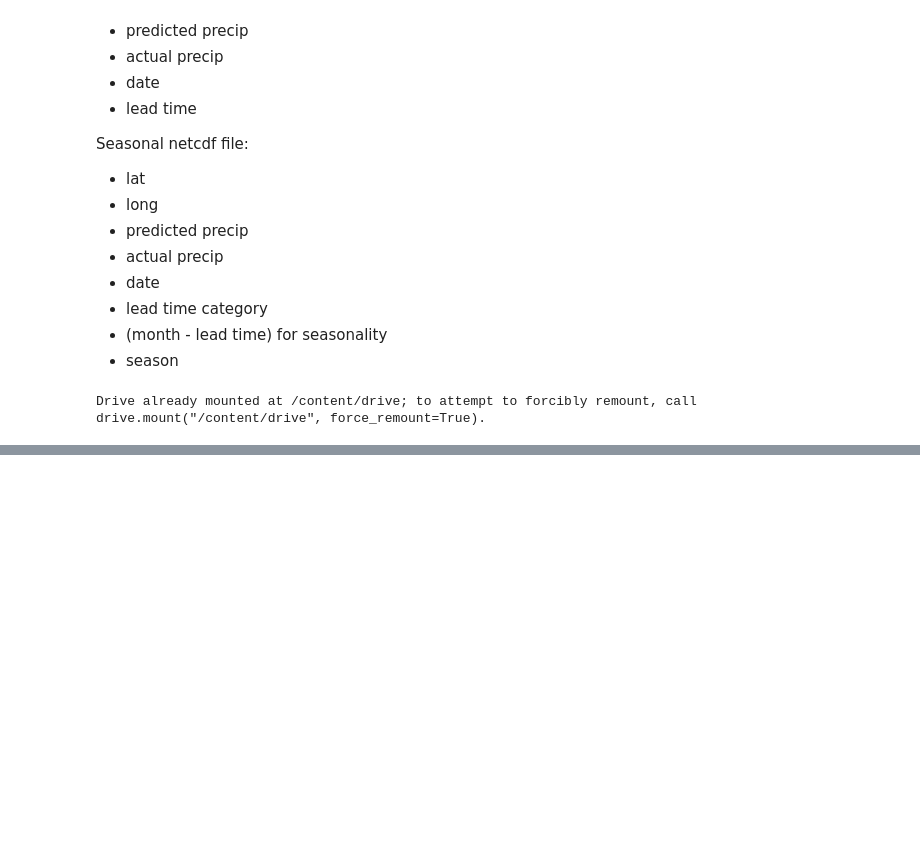
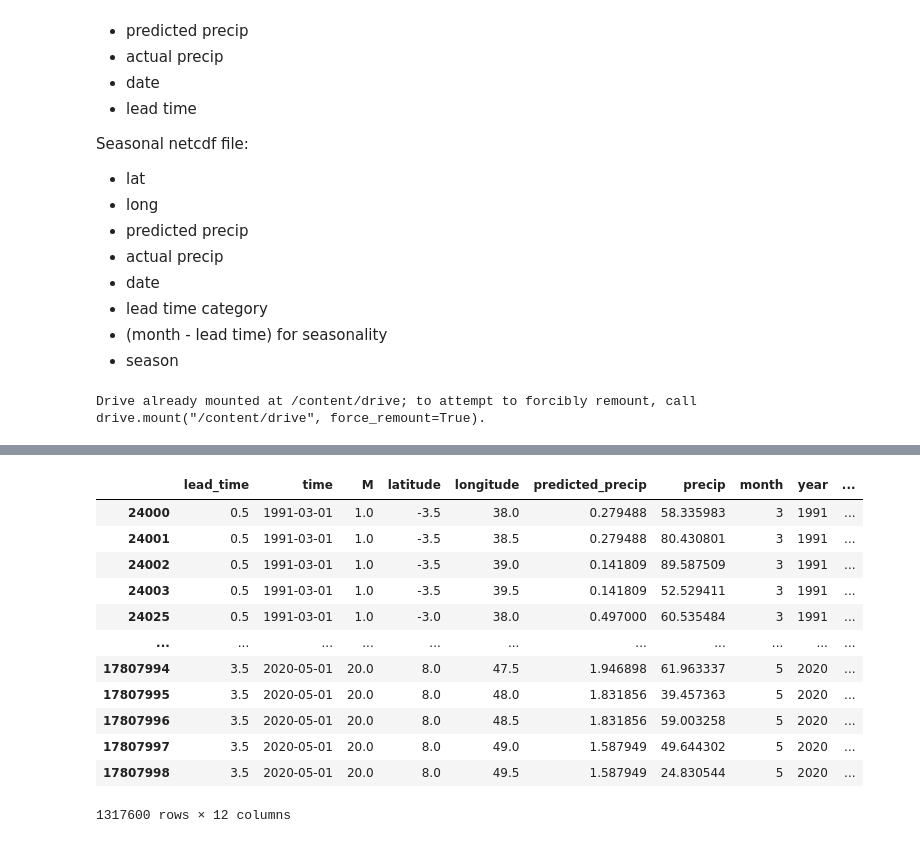
Before and after one commit to yatli24/CHC, a Jupyter notebook: Jupyter notebooks/Monthly_to_Seasonal.ipynb, the cells around one changed output, grey strips where cells are left out. Drawn from its saved outputs; the diff is of its cells as text; code cells hidden in the pictures; blank space fills up the shorter version.

```diff
--- a/Jupyter notebooks/Monthly_to_Seasonal.ipynb
+++ b/Jupyter notebooks/Monthly_to_Seasonal.ipynb
@@ -243,6 +252,9 @@ def convert_monthly_to_seasonal(file_path, regions_seasons_dict, save_path):
 
   # take this dataframe, convert to netcdf, and store in path
   # merged_monthly_file_df.to_netcdf(f"{save_path}/{new_file_name}")
+
+  return merged_monthly_file_df
 # %%
 file_path = '/content/drive/MyDrive/capstone_data/netCDF/eastern_east_africa_CanESM5_merged.nc'
-convert_monthly_to_seasonal(file_path, regions_seasons_dict)
+save_path = '/content/drive/MyDrive/capstone_data/netCDF'
+eea_seasonal_data = convert_monthly_to_seasonal(file_path, regions_seasons_dict, save_path)
@@ -269,0 +261,16 @@ eastern_east_africa_CanESM5_merged_seasonal.nc
+# %%
+eea_seasonal_data[eea_seasonal_data['season_label_2'] == 'MAM_short']
+# %% [output]
+|  | lead_time | time | M | latitude | longitude | predicted_precip | precip | month | year | ... |
+| 24000 | 0.5 | 1991-03-01 | 1.0 | -3.5 | 38.0 | 0.279488 | 58.335983 | 3 | 1991 | ... |
+| 24001 | 0.5 | 1991-03-01 | 1.0 | -3.5 | 38.5 | 0.279488 | 80.430801 | 3 | 1991 | ... |
+| 24002 | 0.5 | 1991-03-01 | 1.0 | -3.5 | 39.0 | 0.141809 | 89.587509 | 3 | 1991 | ... |
+| 24003 | 0.5 | 1991-03-01 | 1.0 | -3.5 | 39.5 | 0.141809 | 52.529411 | 3 | 1991 | ... |
+| 24025 | 0.5 | 1991-03-01 | 1.0 | -3.0 | 38.0 | 0.497000 | 60.535484 | 3 | 1991 | ... |
+| ... | ... | ... | ... | ... | ... | ... | ... | ... | ... | ... |
+| 17807994 | 3.5 | 2020-05-01 | 20.0 | 8.0 | 47.5 | 1.946898 | 61.963337 | 5 | 2020 | ... |
+| 17807995 | 3.5 | 2020-05-01 | 20.0 | 8.0 | 48.0 | 1.831856 | 39.457363 | 5 | 2020 | ... |
+| 17807996 | 3.5 | 2020-05-01 | 20.0 | 8.0 | 48.5 | 1.831856 | 59.003258 | 5 | 2020 | ... |
+| 17807997 | 3.5 | 2020-05-01 | 20.0 | 8.0 | 49.0 | 1.587949 | 49.644302 | 5 | 2020 | ... |
+| 17807998 | 3.5 | 2020-05-01 | 20.0 | 8.0 | 49.5 | 1.587949 | 24.830544 | 5 | 2020 | ... |
+1317600 rows × 12 columns
```
Also changed, not shown: parts of 4 cells of this notebook.
